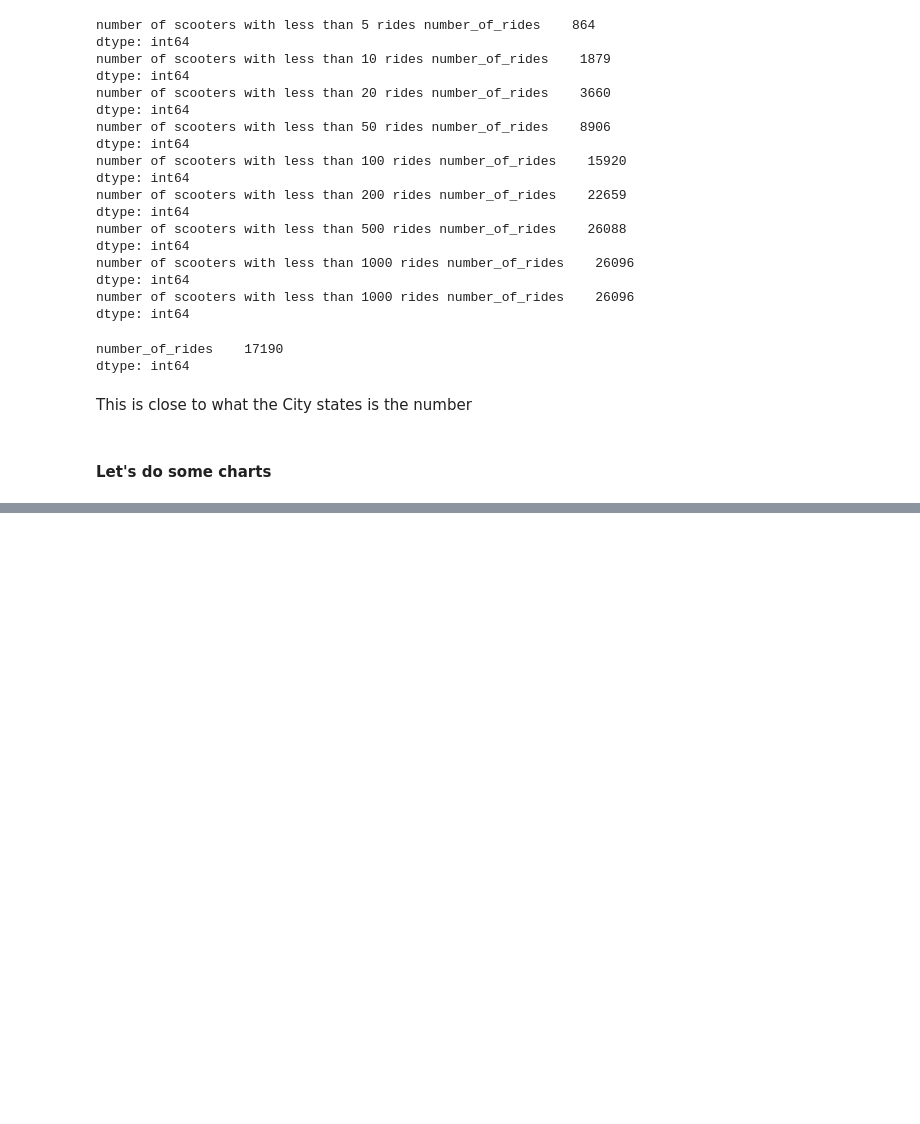
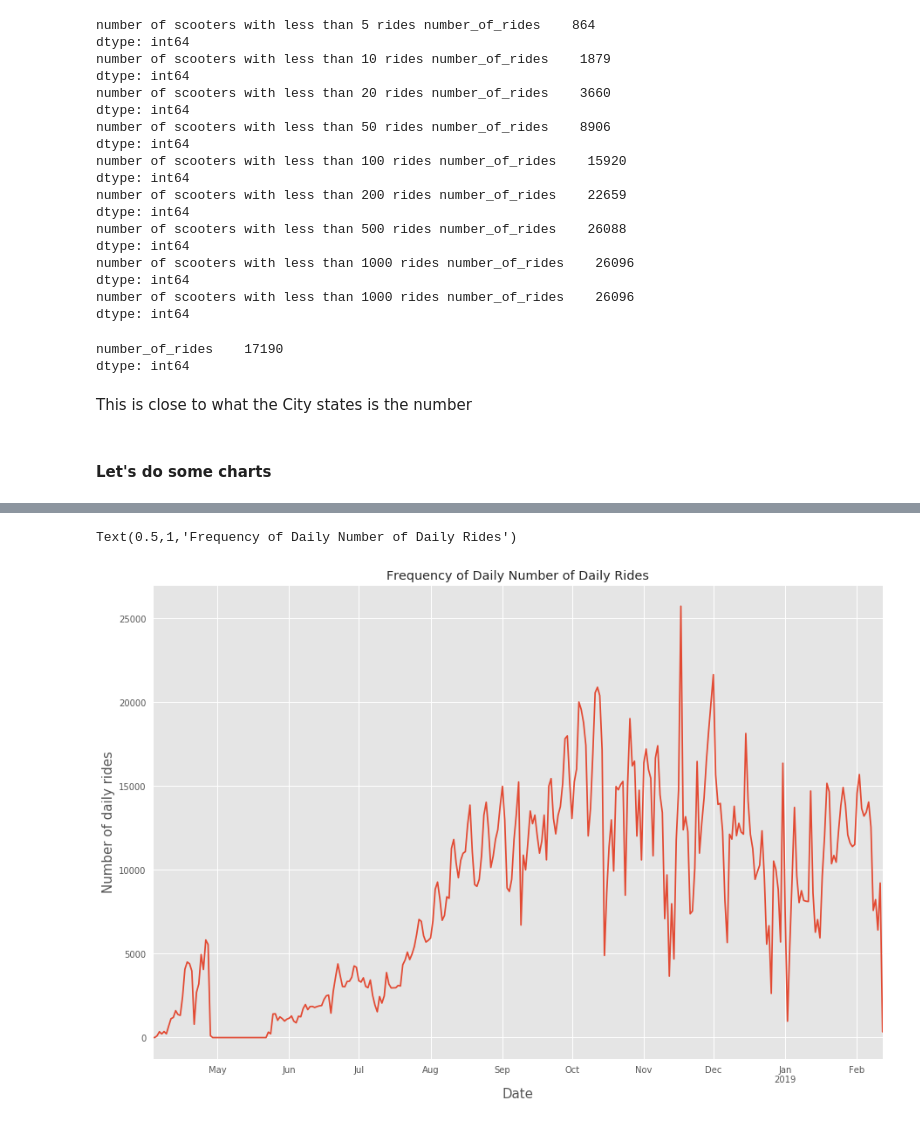
Before and after one commit to SohamMody/Event-Detection-from-Dockless-Scooter-Trips-Austin, a Jupyter notebook: timur_dockless_EDA.ipynb, the cells around one changed output, grey strips where cells are left out. Cells and saved outputs as stored; diff of their text form; code cells hidden in the pictures; blank space fills up the shorter version.

```diff
--- a/timur_dockless_EDA.ipynb
+++ b/timur_dockless_EDA.ipynb
@@ -193,0 +255,4 @@ This is close to what the City states is the number
+# %%
+scooters['start_time'] = pd.to_datetime(scooters['start_time'], format='%Y-%m-%d')
+# %%
+time_series_pd = scooters.set_index(scooters['start_time']).groupby(pd.Grouper(freq='D')).count()
@@ -193,0 +269,13 @@ This is close to what the City states is the number
+# %%
+time_series_pd = time_series_pd[['id']].reset_index()
+# %%
+time_series_pd.head()
+time_series_pd = time_series_pd.rename(columns={'id':'daily_n_trips'})
+# %%
+time_series_pd.plot.line(x='start_time', y='daily_n_trips', figsize=(15,10), legend=False)
+plt.ylabel('Number of daily rides', fontsize=15)
+plt.xlabel('Date', fontsize=15)
+plt.title('Frequency of Daily Number of Daily Rides')
+# %% [output]
+Text(0.5,1,'Frequency of Daily Number of Daily Rides')
+[figure, added]
```
Also changed, not shown: parts of 12 cells of this notebook.
